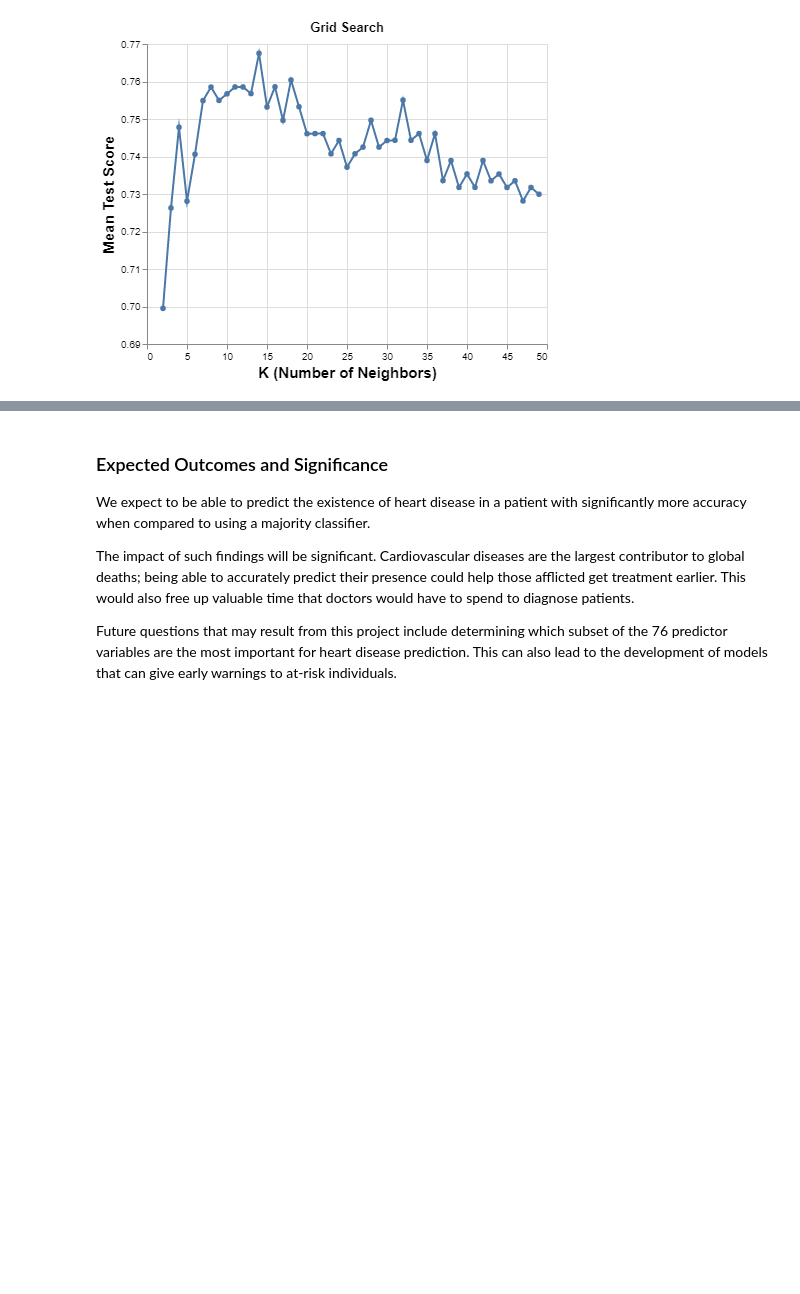
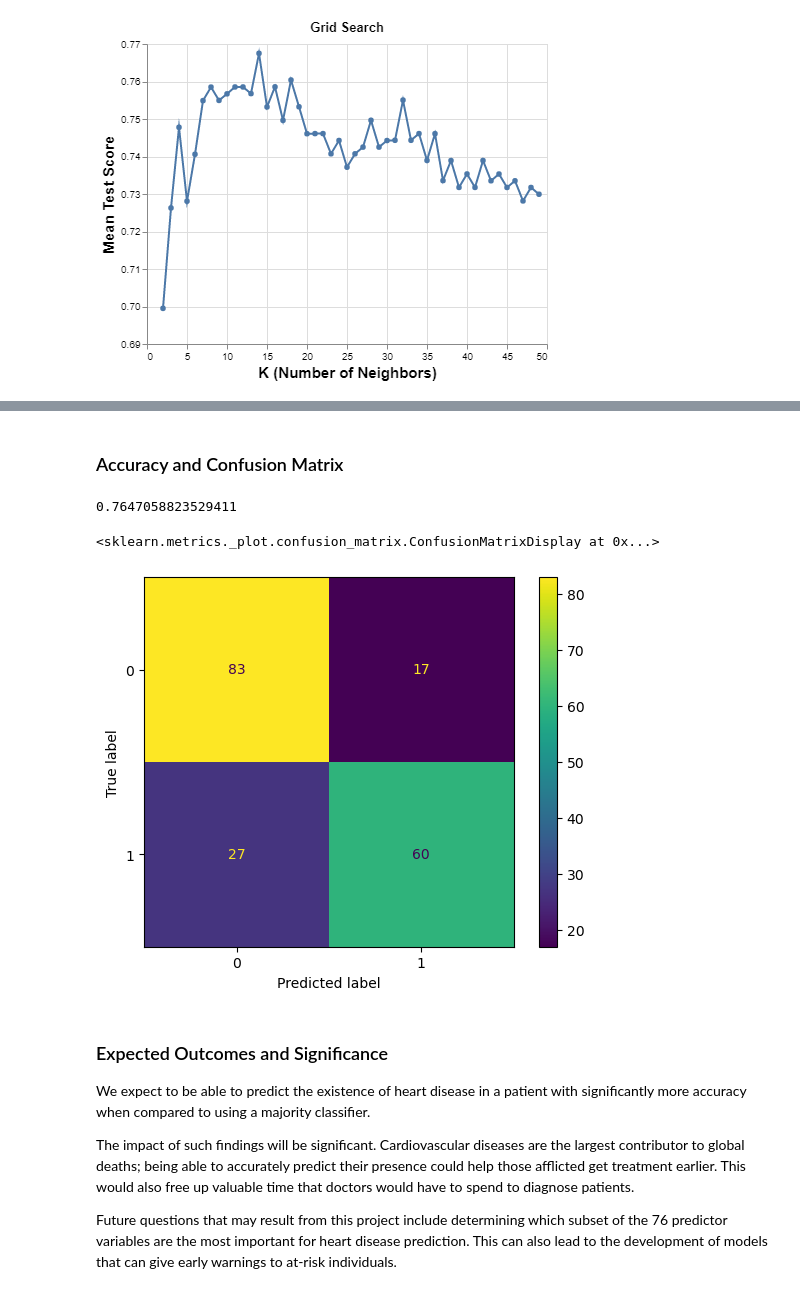
Before and after one commit to caojason/dsci-100-group-2, a Jupyter notebook: Report.ipynb, the cells around one changed output, grey strips where cells are left out. Saved outputs shown, nothing was run; the diff lists cells and outputs as text; code cells hidden in the pictures; blank space fills up the shorter version.

Commit message:
Modelled optimal K + Accuracy/ConfMatrix

```diff
--- a/Report.ipynb
+++ b/Report.ipynb
@@ -332,0 +343,8 @@ accuracy_versus_k_grid
+# %%
+#Heart Fit
+knn_spec = KNeighborsClassifier(n_neighbors=14)
+X = heart_data_training[["Age","Sex","RestingBP","Cholesterol","FastingBS","MaxHR","ExerciseAngina"]]
+y = heart_data_training["HeartDisease"]
+
+heart_fit = make_pipeline(heart_preprocessor, knn_spec).fit(X, y)
+heart_fit
@@ -332,0 +361,11 @@ accuracy_versus_k_grid
+# %%
+#Applying to Test Set
+heart_test_predictions = heart_fit.predict(heart_data_testing[["Age","Sex","RestingBP","Cholesterol","FastingBS","MaxHR","ExerciseAngina"]])
+heart_test_predictions = pd.concat(
+    [
+        heart_data_testing.reset_index(drop=True),
+        pd.DataFrame(heart_test_predictions, columns=["predicted"]),
+    ],
+    axis=1,
+)
+heart_test_predictions.head()
@@ -333,3 +379,30 @@ accuracy_versus_k_grid
+# %% [markdown]
+### Accuracy and Confusion Matrix
+# %%
+#Accuracy
+X_test = heart_test_predictions[["Age","Sex","RestingBP","Cholesterol","FastingBS","MaxHR","ExerciseAngina"]]
+y_test = heart_test_predictions["HeartDisease"]
+
+heart_prediction_accuracy = heart_fit.score(X_test, y_test)
+heart_prediction_accuracy
+# %% [output]
+0.7647058823529411
+# %%
+#Confusion Matrix
+from sklearn.metrics import ConfusionMatrixDisplay
+heart_mat = confusion_matrix(
+    heart_test_predictions["HeartDisease"],  # true labels
+    heart_test_predictions["predicted"],  # predicted labels
+    labels=heart_fit.classes_, # specify the label for each class
+)
+
+disp = ConfusionMatrixDisplay(
+    confusion_matrix=heart_mat, display_labels=heart_fit.classes_
+)
+disp.plot()
+# %% [output]
+<sklearn.metrics._plot.confusion_matrix.ConfusionMatrixDisplay at 0x...>
+[figure, added]
 # %% [markdown]
 ### Expected Outcomes and Significance
 
```
Also changed, not shown: parts of 7 cells of this notebook.
